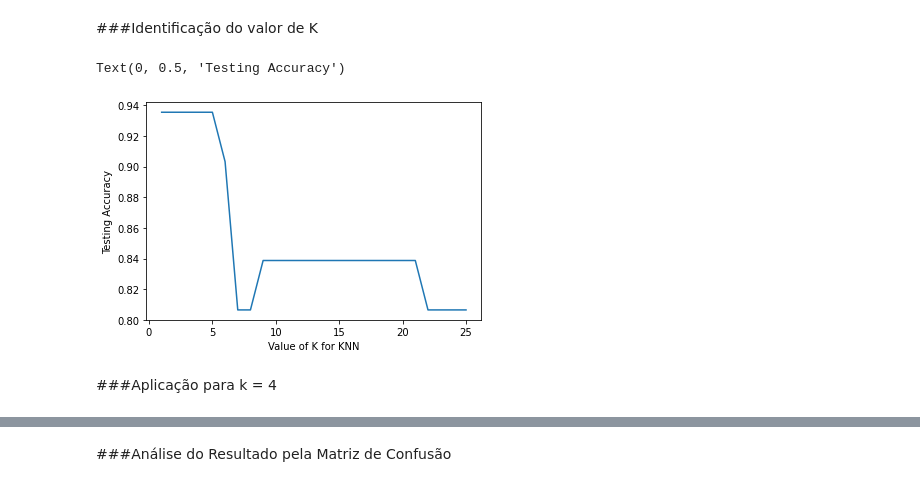
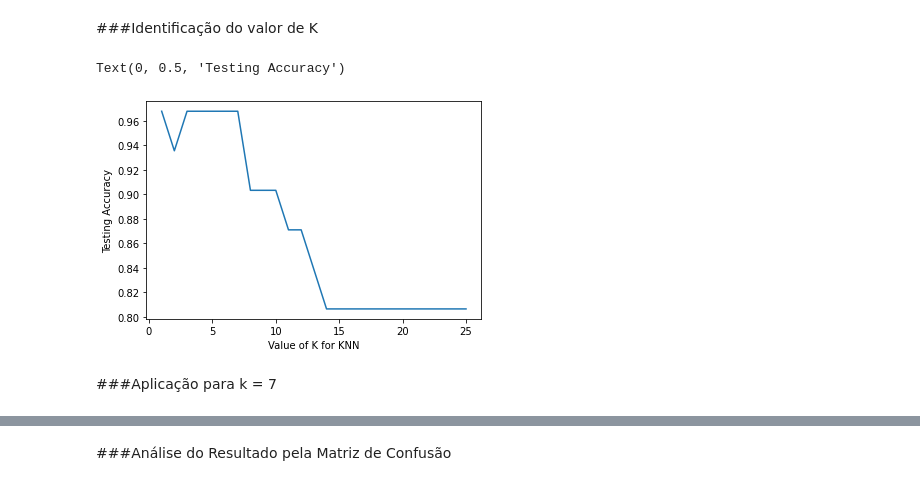
Before and after one commit to douglassesi/MachineLearning, a Jupyter notebook: Classificação/Zoo.ipynb, the cells around one changed output, grey strips where cells are left out. Saved outputs shown, nothing was run; the diff lists cells and outputs as text; code cells hidden in the pictures.

```diff
--- a/Classificação/Zoo.ipynb
+++ b/Classificação/Zoo.ipynb
@@ -121,2 +115,0 @@ array([1, 1, 4, 1, 1, 1, 1, 4, 4, 1, 1, 2, 4, 7, 7, 7, 2, 1, 4, 1, 2, 2,
-# %%
-X = StandardScaler().fit_transform(X)
@@ -133,20 +245,20 @@ X_train, X_test, y_train, y_test = train_test_split(X, y, test_size= .3, random_
 # %%
 k_range=range(1,26)
 scores=[]
 for k in k_range:
     knn = KNeighborsClassifier(n_neighbors=k)
     knn.fit(X_train, y_train)
-    y_pred = knn.predict(X_test)
-    scores.append(metrics.accuracy_score(y_test, y_pred))
+    y_pred_KNN = knn.predict(X_test)
+    scores.append(metrics.accuracy_score(y_test, y_pred_KNN))
 
 #print(scores)
 #Plota os valores de acc. em função do valor escolhido de K
 plt.plot(k_range, scores)
 plt.xlabel('Value of K for KNN')
 plt.ylabel('Testing Accuracy')
 # %% [output]
 Text(0, 0.5, 'Testing Accuracy')
-[figure, old version]
+[figure, new version]
 # %% [markdown]
-###Aplicação para k = 4
+###Aplicação para k = 7
 # %%
```
Also changed, not shown: parts of 34 cells of this notebook.
